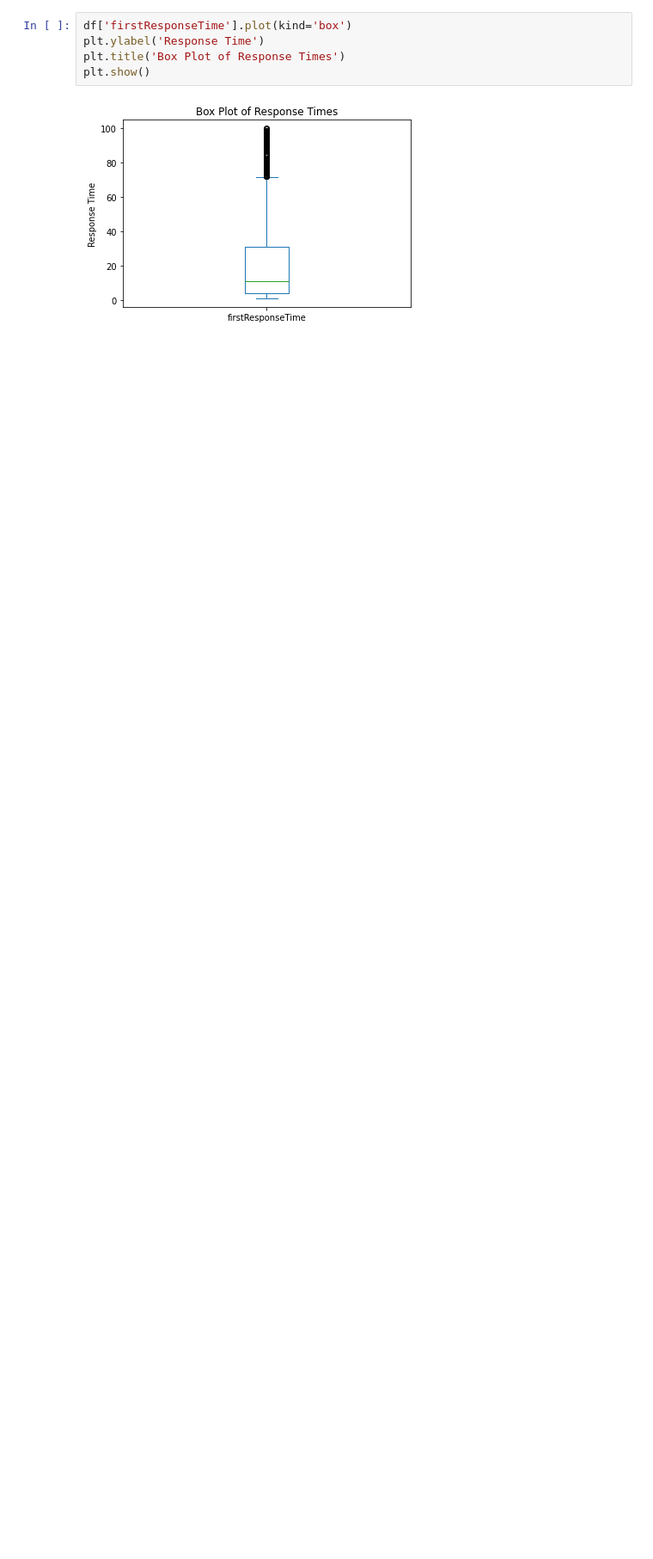
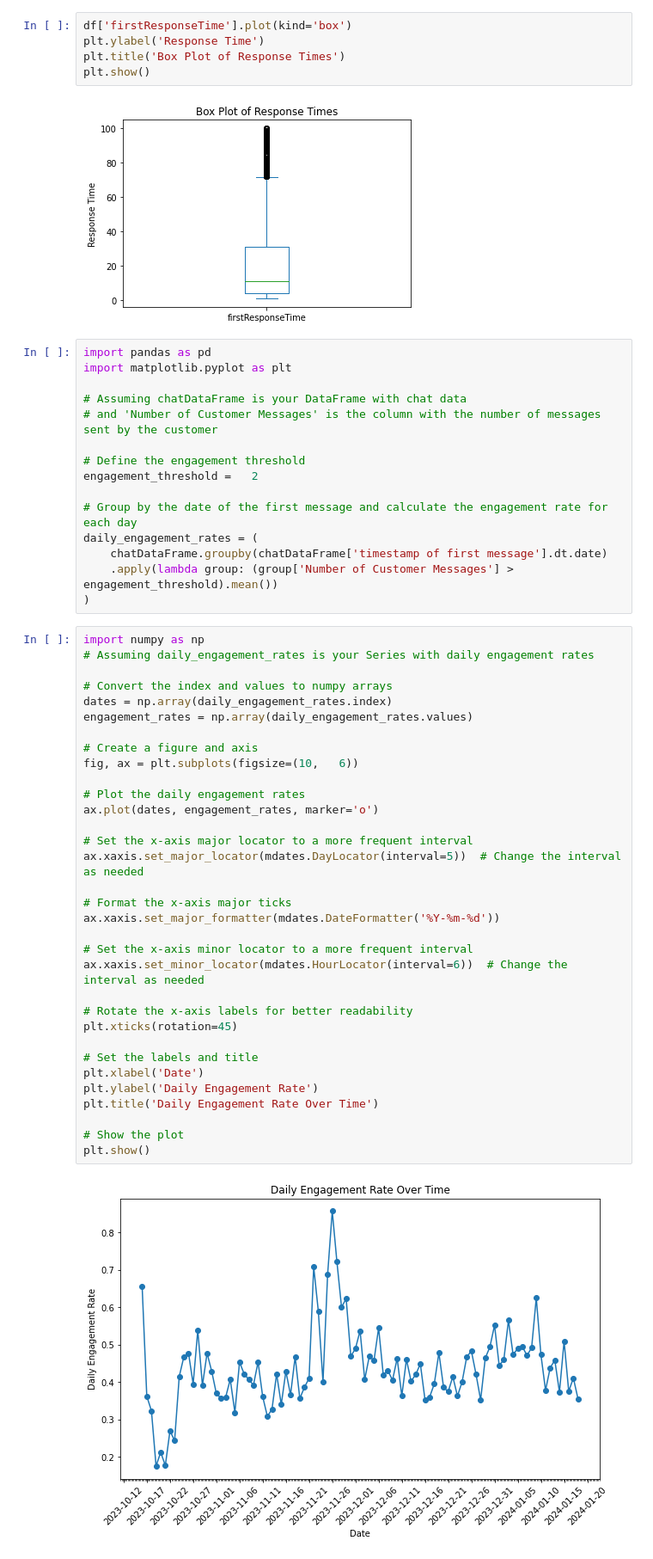
Before and after one commit to 4rdii/instagram-message-analysis, a Jupyter notebook: main.ipynb, the cells around one changed output. Shown at 86% size. Cells and saved outputs as stored; diff of their text form; blank space fills up the shorter version.

Commit message:
added conversion/engagment rate

```diff
--- a/main.ipynb
+++ b/main.ipynb
@@ -298,3 +287,53 @@ plt.title('Box Plot of Response Times')
 plt.show()
 # %% [output]
 [figure]
+# %%
+import pandas as pd
+import matplotlib.pyplot as plt
+
+# Assuming chatDataFrame is your DataFrame with chat data
+# and 'Number of Customer Messages' is the column with the number of messages sent by the customer
+
+# Define the engagement threshold
+engagement_threshold =   2
+
+# Group by the date of the first message and calculate the engagement rate for each day
+daily_engagement_rates = (
+    chatDataFrame.groupby(chatDataFrame['timestamp of first message'].dt.date)
+    .apply(lambda group: (group['Number of Customer Messages'] > engagement_threshold).mean())
+)
+# %%
+import numpy as np
+# Assuming daily_engagement_rates is your Series with daily engagement rates
+
+# Convert the index and values to numpy arrays
+dates = np.array(daily_engagement_rates.index)
+engagement_rates = np.array(daily_engagement_rates.values)
+
+# Create a figure and axis
+fig, ax = plt.subplots(figsize=(10,   6))
+
+# Plot the daily engagement rates
+ax.plot(dates, engagement_rates, marker='o')
+
+# Set the x-axis major locator to a more frequent interval
+ax.xaxis.set_major_locator(mdates.DayLocator(interval=5))  # Change the interval as needed
+
+# Format the x-axis major ticks
+ax.xaxis.set_major_formatter(mdates.DateFormatter('%Y-%m-%d'))
+
+# Set the x-axis minor locator to a more frequent interval
+ax.xaxis.set_minor_locator(mdates.HourLocator(interval=6))  # Change the interval as needed
+
+# Rotate the x-axis labels for better readability
+plt.xticks(rotation=45)
+
+# Set the labels and title
+plt.xlabel('Date')
+plt.ylabel('Daily Engagement Rate')
+plt.title('Daily Engagement Rate Over Time')
+
+# Show the plot
+plt.show()
+# %% [output]
+[figure, added]
```
Also changed, not shown: parts of 16 cells of this notebook.
